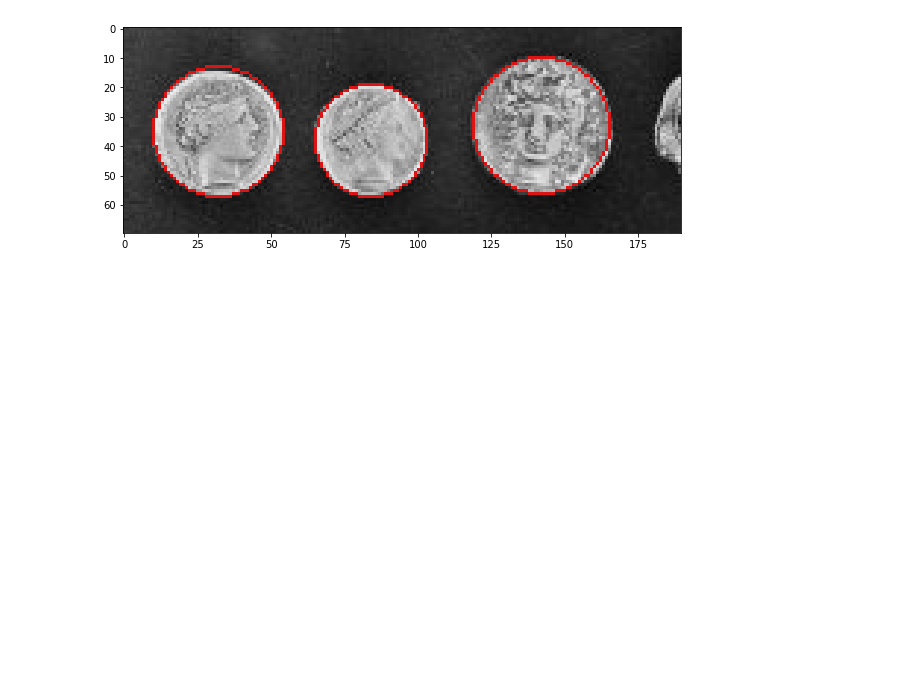
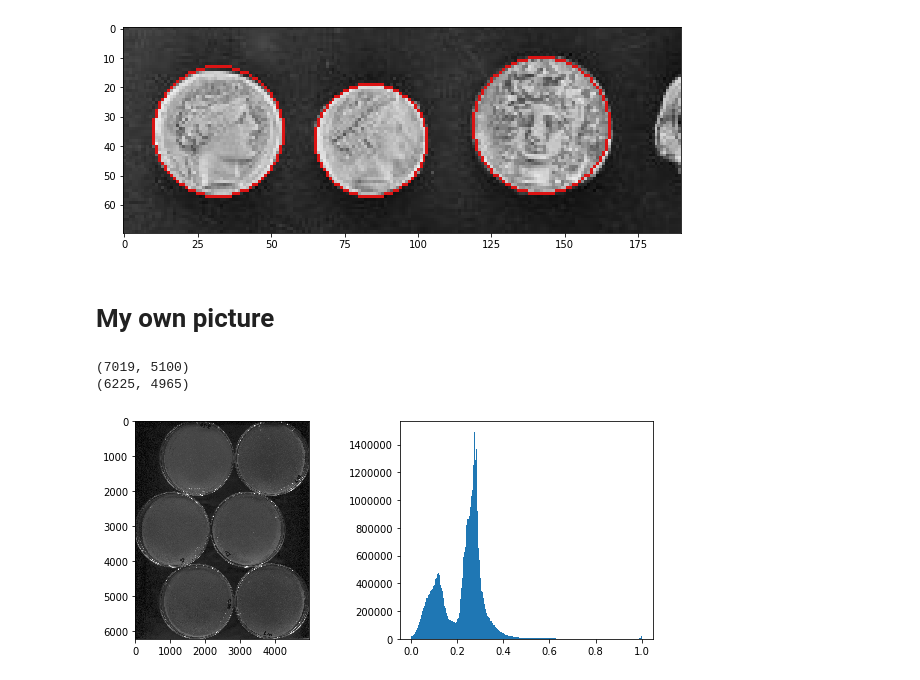
Before and after one commit to snail123815/IMG_scripts, a Jupyter notebook: skimage.ipynb, the cells around one changed output. Cells and saved outputs as stored; diff of their text form; code cells hidden in the pictures; blank space fills up the shorter version.

```diff
--- a/skimage.ipynb
+++ b/skimage.ipynb
@@ -40,3 +50,19 @@ ax.imshow(image, cmap = 'gray', interpolation = 'nearest')
 plt.show()
 # %% [output]
 [figure]
+# %% [markdown]
+# My own picture
+# %%
+scanned_image = data.imread('f:/20170612_sco1839/img_096.jpg', as_grey = True)
+print(scanned_image.shape)
+
+cropped_image = scanned_image[695:6920,70:5035]
+print(cropped_image.shape)
+fig, ax = plt.subplots(1,2, figsize = (10,4))
+ax[0].imshow(cropped_image, cmap = 'gray', interpolation = 'nearest')
+ax[1].hist(cropped_image.ravel(), bins = 225, histtype = 'stepfilled')
+plt.show()
+# %% [output]
+(7019, 5100)
+(6225, 4965)
+[figure, added]
```
Also changed, not shown: parts of 6 cells of this notebook, 1 other file.
